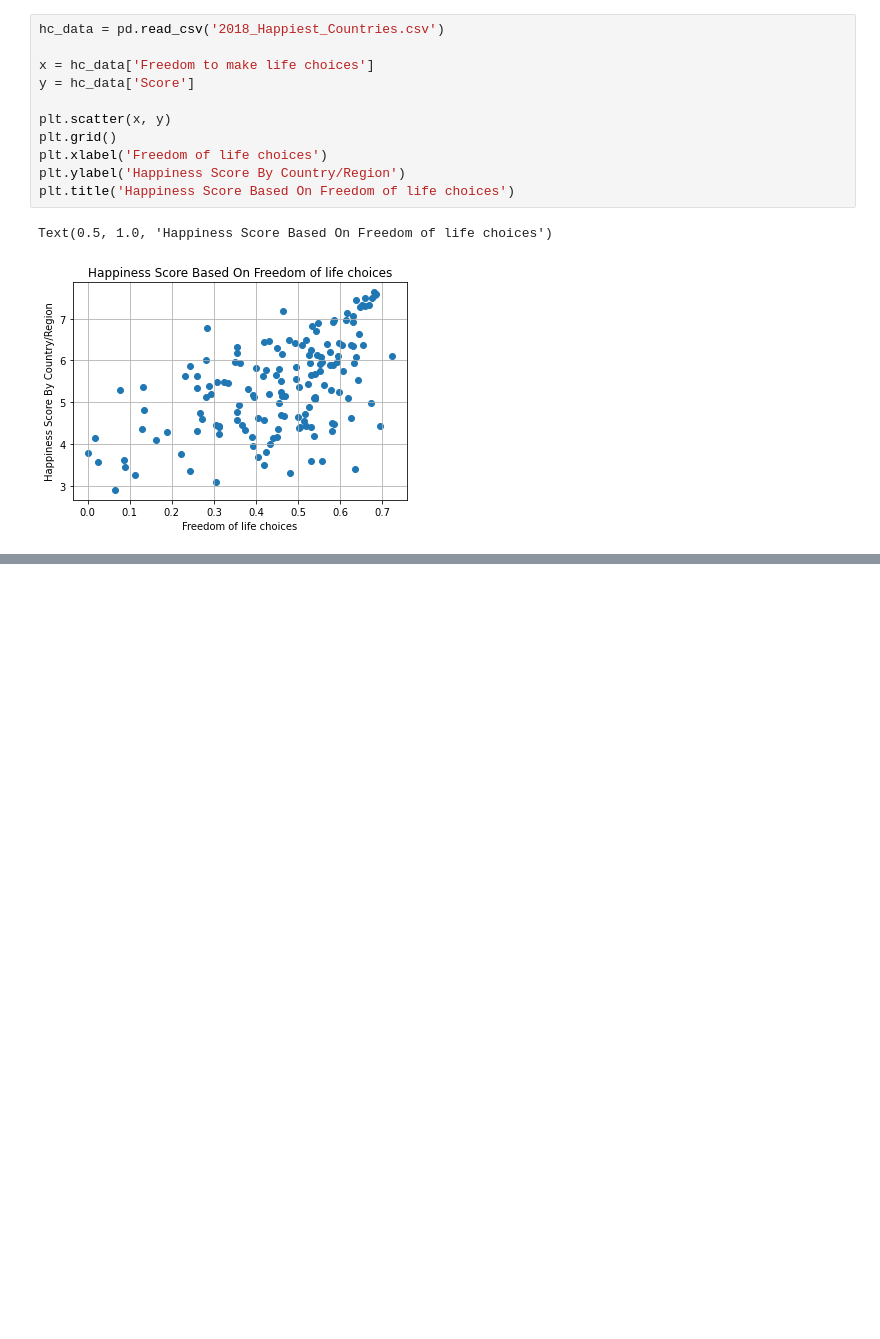
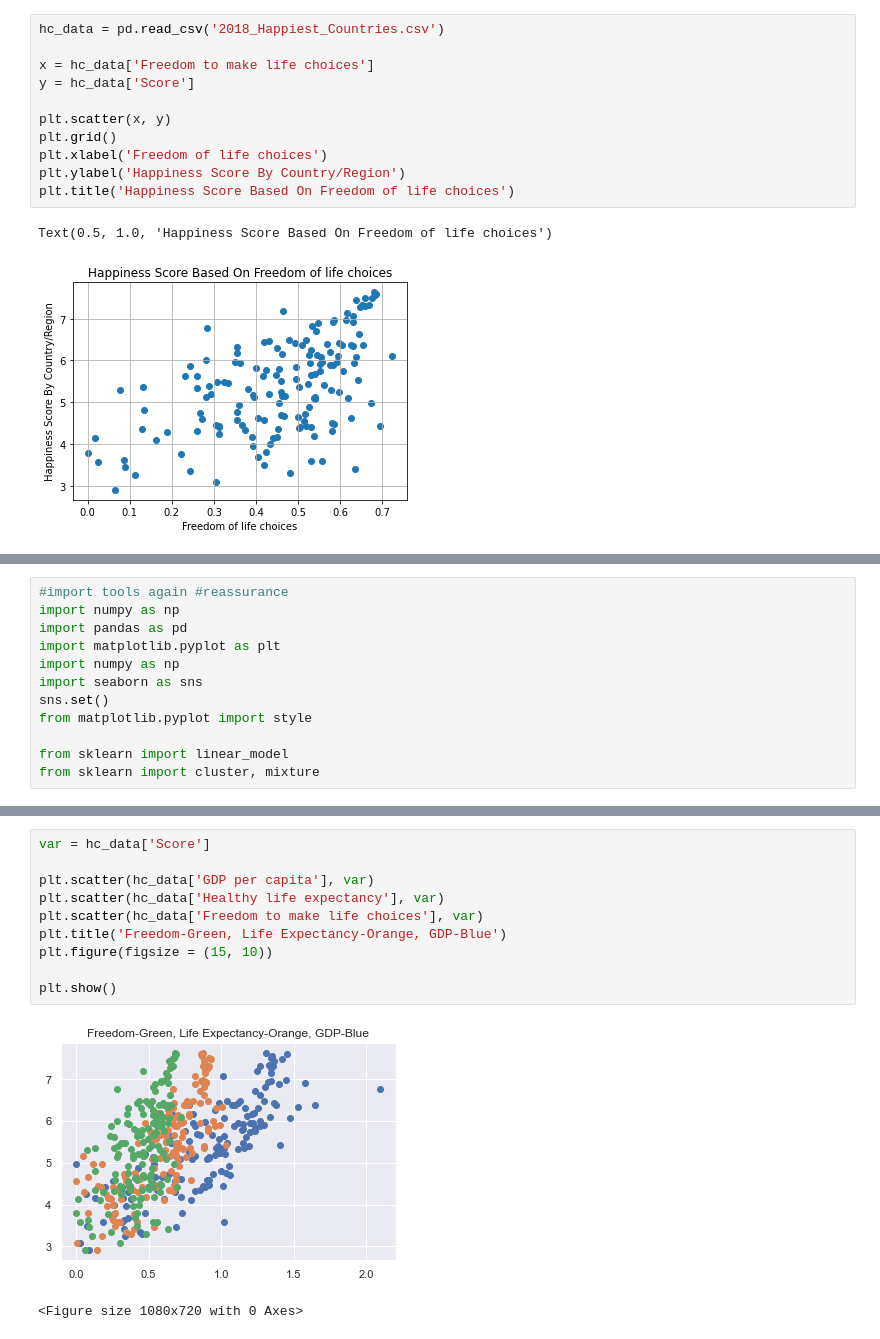
Before and after one commit to kateash/TTS-Data-Science-Course, a Jupyter notebook: datascience/python/TTS FINAL PROJECT 2022.ipynb, the cells around one changed output, grey strips where cells are left out. Drawn from its saved outputs; the diff is of its cells as text; blank space fills up the shorter version.

```diff
--- a/datascience/python/TTS FINAL PROJECT 2022.ipynb
+++ b/datascience/python/TTS FINAL PROJECT 2022.ipynb
@@ -137,0 +265,12 @@ plt.plot(happinessrank, freedomdata, label = 'Freedom to make life choices', col
+# %%
+#import tools again #reassurance
+import numpy as np
+import pandas as pd
+import matplotlib.pyplot as plt
+import numpy as np
+import seaborn as sns
+sns.set()
+from matplotlib.pyplot import style
+
+from sklearn import linear_model
+from sklearn import cluster, mixture
@@ -137,0 +300,13 @@ plt.plot(happinessrank, freedomdata, label = 'Freedom to make life choices', col
+# %%
+var = hc_data['Score']
+
+plt.scatter(hc_data['GDP per capita'], var)
+plt.scatter(hc_data['Healthy life expectancy'], var)
+plt.scatter(hc_data['Freedom to make life choices'], var)
+plt.title('Freedom-Green, Life Expectancy-Orange, GDP-Blue')
+plt.figure(figsize = (15, 10))
+
+plt.show()
+# %% [output]
+[figure, added]
+<Figure size 1080x720 with 0 Axes>
```
Also changed, not shown: parts of 19 cells of this notebook.
